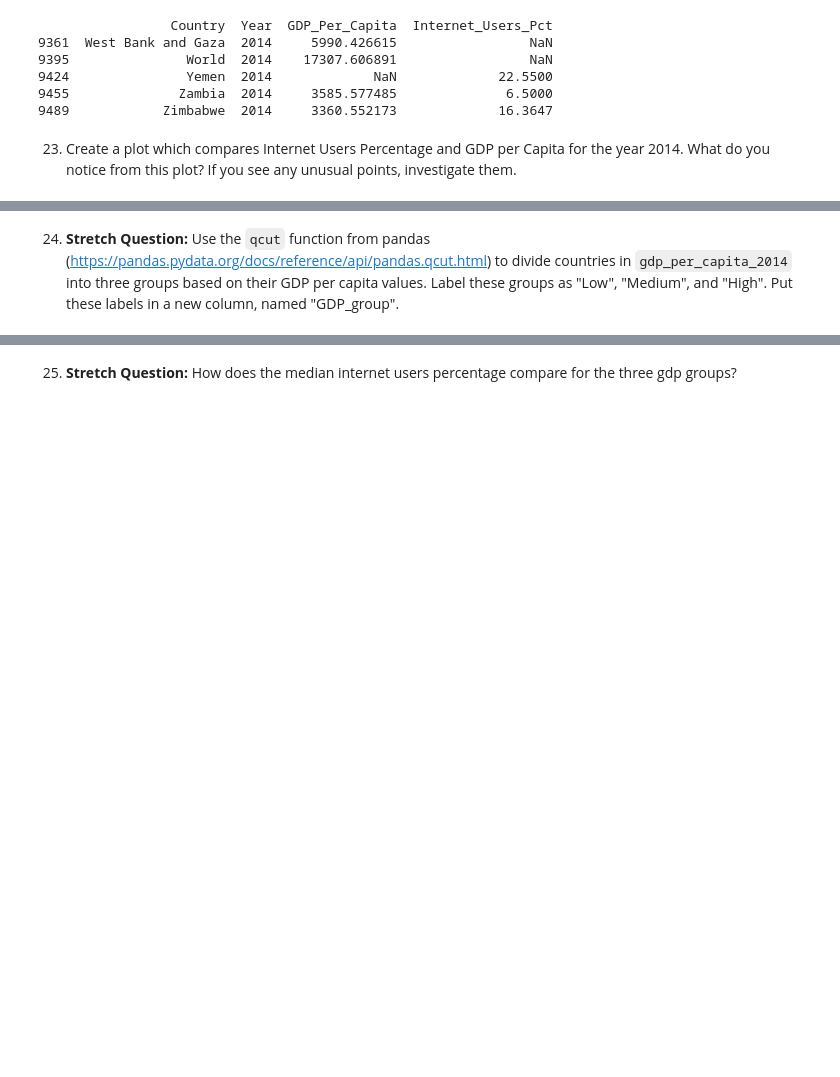
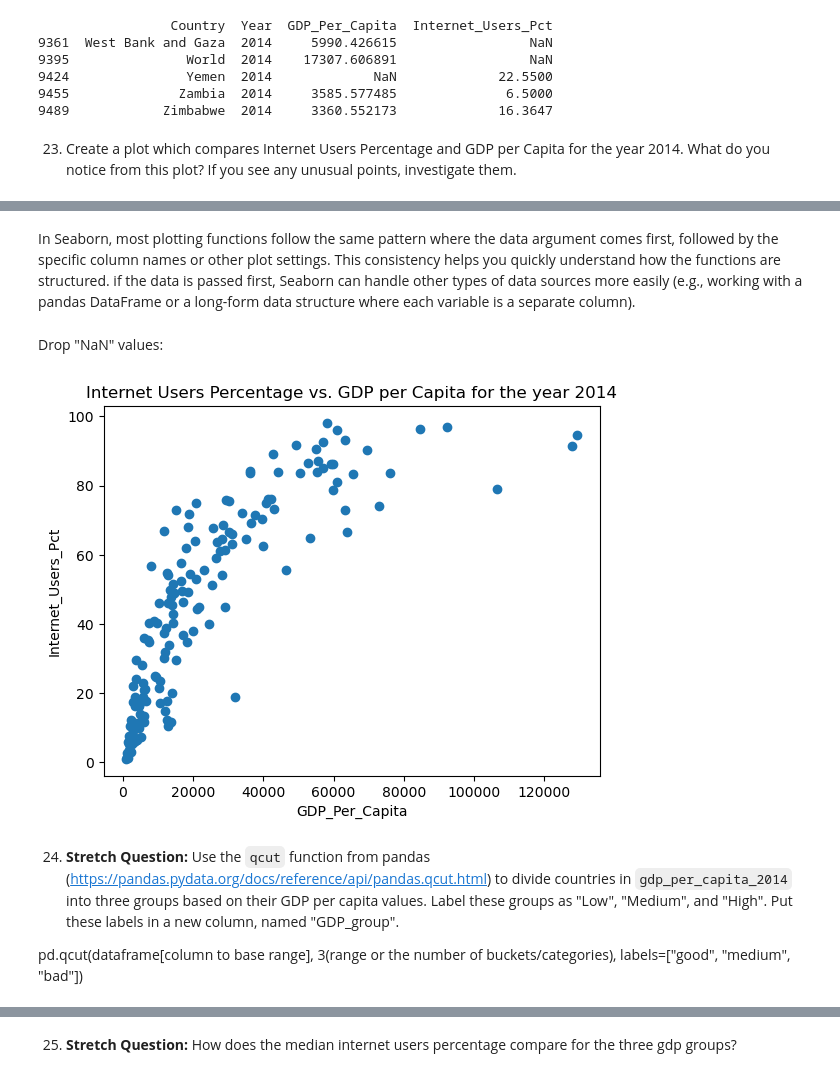
Before and after one commit to NSS-Data-Analytics-Cohort-14/gdp-and-internet-usage-Hannah00Donnelly, a Jupyter notebook: notebooks/gdp_internet_hdonnelly.ipynb, the cells around one changed output, grey strips where cells are left out. Cells and saved outputs as stored; diff of their text form; code cells hidden in the pictures; blank space fills up the shorter version.

```diff
--- a/notebooks/gdp_internet_hdonnelly.ipynb
+++ b/notebooks/gdp_internet_hdonnelly.ipynb
@@ -760,2 +781,21 @@ print(gdp_and_internet_use_2014.tail())
+# %% [markdown]
+In Seaborn, most plotting functions follow the same pattern where the data argument comes first, followed by the specific column names or other plot settings. This consistency helps you quickly understand how the functions are structured.
+if the data is passed first, Seaborn can handle other types of data sources more easily (e.g., working with a pandas DataFrame or a long-form data structure where each variable is a separate column).
+# %% [markdown]
+Drop "NaN" values:
+# %%
+gdp_and_internet_use_2014_clean=gdp_and_internet_use_2014.dropna(subset=['Internet_Users_Pct', 'GDP_Per_Capita'])
+
+plt.scatter(data=gdp_and_internet_use_2014_clean,x='GDP_Per_Capita', y='Internet_Users_Pct')
+
+plt.title('Internet Users Percentage vs. GDP per Capita for the year 2014')
+plt.xlabel('GDP_Per_Capita')
+plt.ylabel('Internet_Users_Pct')
+
+plt.show()
+# %% [output]
+[figure, added]
 # %% [markdown]
 24. **Stretch Question:** Use the `qcut` function from pandas (https://pandas.pydata.org/docs/reference/api/pandas.qcut.html) to divide countries in `gdp_per_capita_2014` into three groups based on their GDP per capita values. Label these groups as "Low", "Medium", and "High". Put these labels in a new column, named "GDP_group".
+
+pd.qcut(dataframe[column to base range], 3(range or the number of buckets/categories), labels=["good", "medium", "bad"])
```
Also changed, not shown: parts of 5 cells of this notebook.
